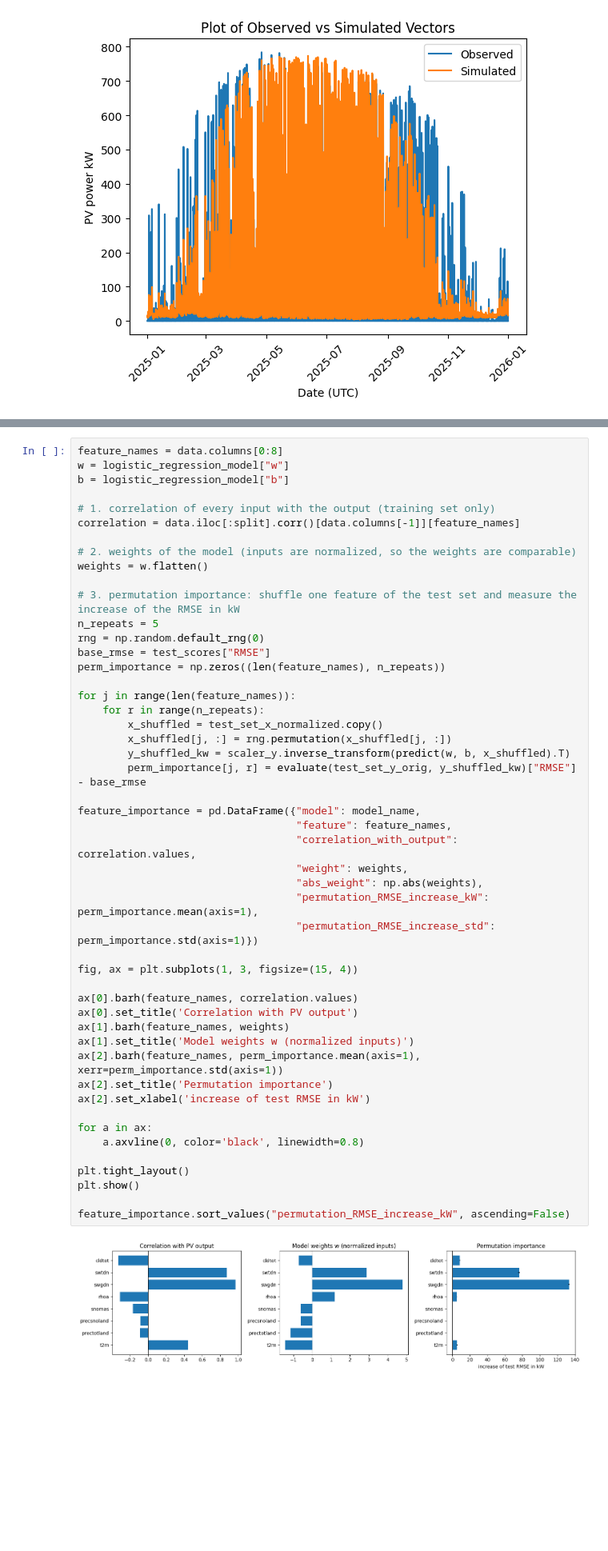
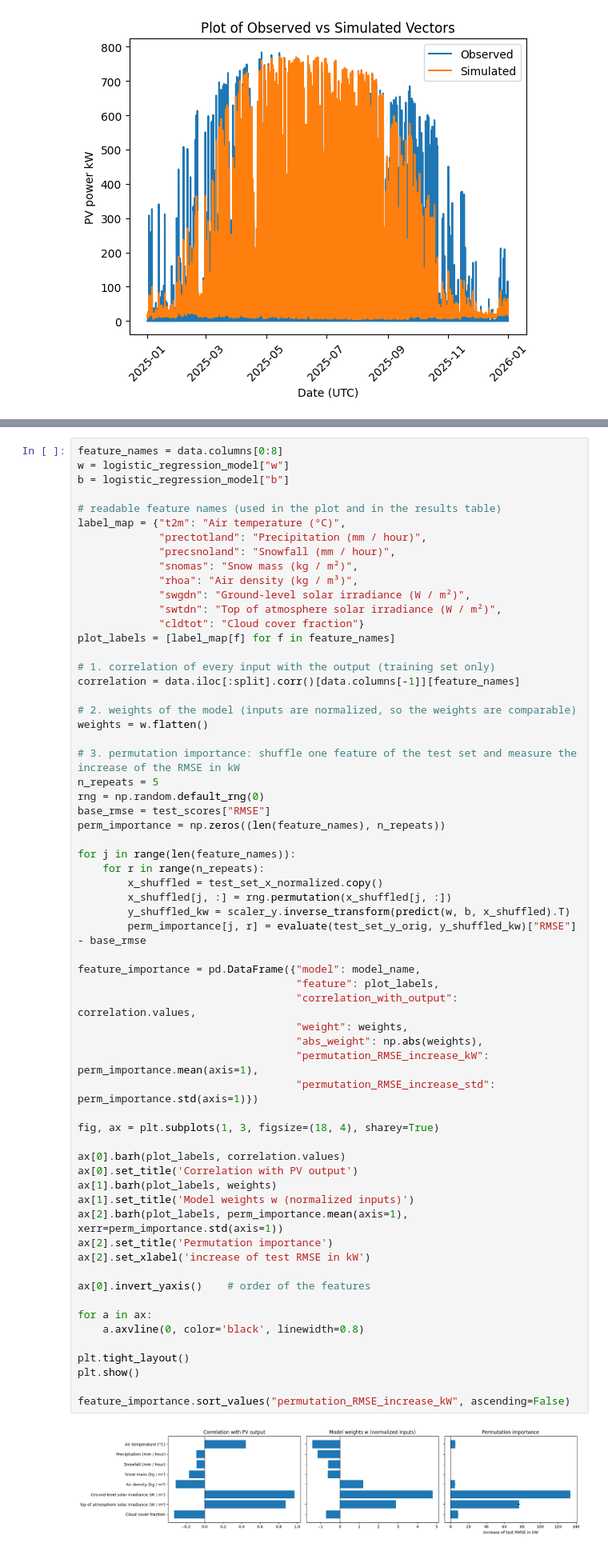
Before and after one commit to Natha-tc/MJ2507-AI-Project---Solar, a Jupyter notebook: 01_Logistic_Regression.ipynb, the cells around one changed output, grey strips where cells are left out. Shown at 80% size. Drawn from its saved outputs; the diff is of its cells as text; blank space fills up the shorter version.

```diff
--- a/01_Logistic_Regression.ipynb
+++ b/01_Logistic_Regression.ipynb
@@ -497,6 +494,17 @@ Three ways to see which inputs matter for the PV output:
 feature_names = data.columns[0:8]
 w = logistic_regression_model["w"]
 b = logistic_regression_model["b"]
+
+# readable feature names (used in the plot and in the results table)
+label_map = {"t2m": "Air temperature (°C)",
+             "prectotland": "Precipitation (mm / hour)",
+             "precsnoland": "Snowfall (mm / hour)",
+             "snomas": "Snow mass (kg / m²)",
+             "rhoa": "Air density (kg / m³)",
+             "swgdn": "Ground-level solar irradiance (W / m²)",
+             "swtdn": "Top of atmosphere solar irradiance (W / m²)",
+             "cldtot": "Cloud cover fraction"}
+plot_labels = [label_map[f] for f in feature_names]
 
 # 1. correlation of every input with the output (training set only)
 correlation = data.iloc[:split].corr()[data.columns[-1]][feature_names]
@@ -511,37 +519,39 @@ base_rmse = test_scores["RMSE"]
 perm_importance = np.zeros((len(feature_names), n_repeats))
 
 for j in range(len(feature_names)):
     for r in range(n_repeats):
         x_shuffled = test_set_x_normalized.copy()
         x_shuffled[j, :] = rng.permutation(x_shuffled[j, :])
         y_shuffled_kw = scaler_y.inverse_transform(predict(w, b, x_shuffled).T)
         perm_importance[j, r] = evaluate(test_set_y_orig, y_shuffled_kw)["RMSE"] - base_rmse
 
 feature_importance = pd.DataFrame({"model": model_name,
-                                   "feature": feature_names,
+                                   "feature": plot_labels,
                                    "correlation_with_output": correlation.values,
                                    "weight": weights,
                                    "abs_weight": np.abs(weights),
                                    "permutation_RMSE_increase_kW": perm_importance.mean(axis=1),
                                    "permutation_RMSE_increase_std": perm_importance.std(axis=1)})
 
-fig, ax = plt.subplots(1, 3, figsize=(15, 4))
+fig, ax = plt.subplots(1, 3, figsize=(18, 4), sharey=True)
 
-ax[0].barh(feature_names, correlation.values)
+ax[0].barh(plot_labels, correlation.values)
 ax[0].set_title('Correlation with PV output')
-ax[1].barh(feature_names, weights)
+ax[1].barh(plot_labels, weights)
 ax[1].set_title('Model weights w (normalized inputs)')
-ax[2].barh(feature_names, perm_importance.mean(axis=1), xerr=perm_importance.std(axis=1))
+ax[2].barh(plot_labels, perm_importance.mean(axis=1), xerr=perm_importance.std(axis=1))
 ax[2].set_title('Permutation importance')
 ax[2].set_xlabel('increase of test RMSE in kW')
+
+ax[0].invert_yaxis()    # order of the features
 
 for a in ax:
     a.axvline(0, color='black', linewidth=0.8)
 
 plt.tight_layout()
 plt.show()
 
 feature_importance.sort_values("permutation_RMSE_increase_kW", ascending=False)
 # %% [output]
-[figure, old version]
+[figure, new version]
 |  | model | feature | correlation_with_output | weight | abs_weight | permutation_RMSE_increase_kW | ... |
```
Also changed, not shown: parts of 11 cells of this notebook.
